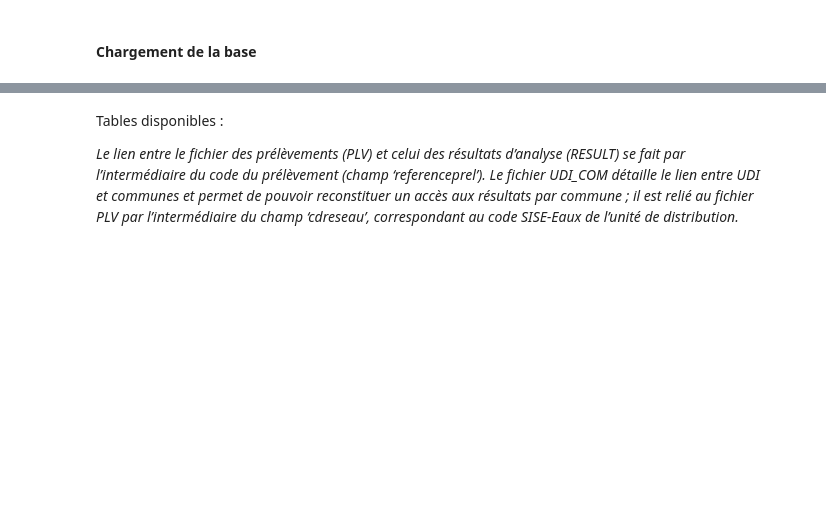
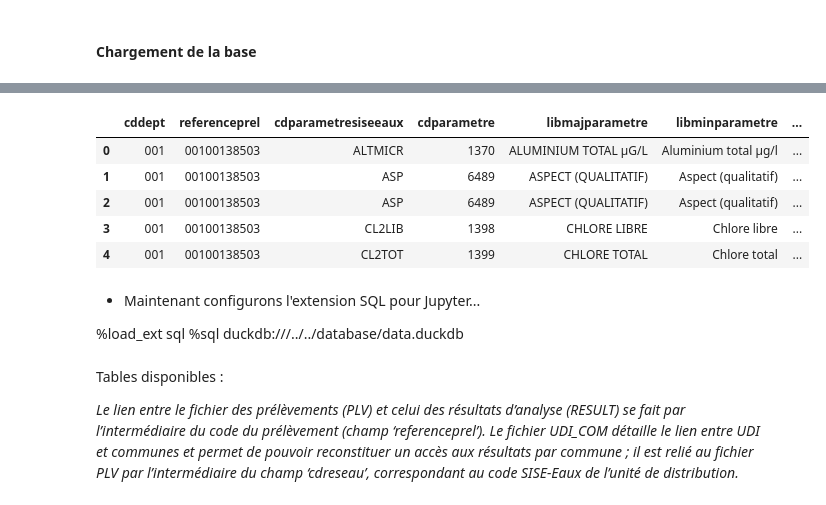
Before and after one commit to jdionisi/13_pollution_eau, a Jupyter notebook: analytics/notebooks/extraction_liste_polluants.ipynb, the cells around one changed output, grey strips where cells are left out. Saved outputs shown, nothing was run; the diff lists cells and outputs as text; code cells hidden in the pictures; blank space fills up the shorter version.

```diff
--- a/analytics/notebooks/extraction_liste_polluants.ipynb
+++ b/analytics/notebooks/extraction_liste_polluants.ipynb
@@ -55,3 +66,17 @@ If you need help solving this issue, send us a message: https://ploomber.io/comm
+# %%
+con.table("sise_resultats").limit(5).df()
+# %% [output]
+|  | cddept | referenceprel | cdparametresiseeaux | cdparametre | libmajparametre | libminparametre | ... |
+| 0 | 001 | 00100138503 | ALTMICR | 1370 | ALUMINIUM TOTAL µG/L | Aluminium total µg/l | ... |
+| 1 | 001 | 00100138503 | ASP | 6489 | ASPECT (QUALITATIF) | Aspect (qualitatif) | ... |
+| 2 | 001 | 00100138503 | ASP | 6489 | ASPECT (QUALITATIF) | Aspect (qualitatif) | ... |
+| 3 | 001 | 00100138503 | CL2LIB | 1398 | CHLORE LIBRE | Chlore libre | ... |
+| 4 | 001 | 00100138503 | CL2TOT | 1399 | CHLORE TOTAL | Chlore total | ... |
+# %% [markdown]
+* Maintenant configurons l'extension SQL pour Jupyter...
+
+%load_ext sql
+%sql duckdb:///../../database/data.duckdb
 # %% [markdown]
 Tables disponibles :
 
```
Also changed, not shown: parts of 18 cells of this notebook.
